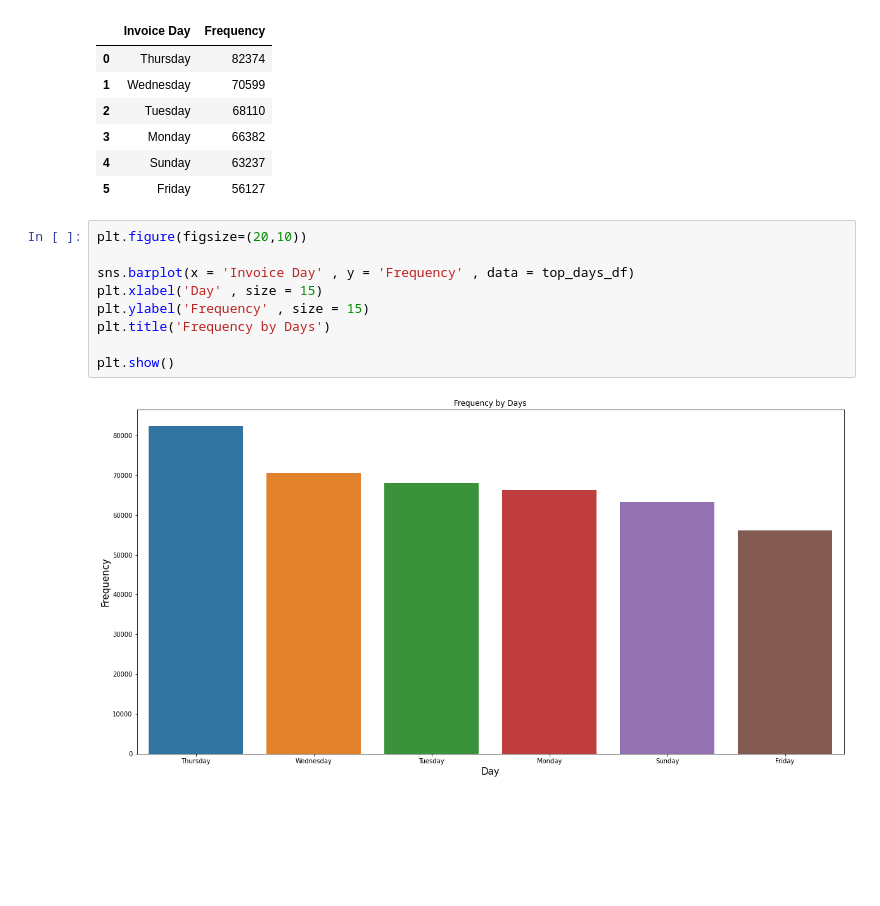
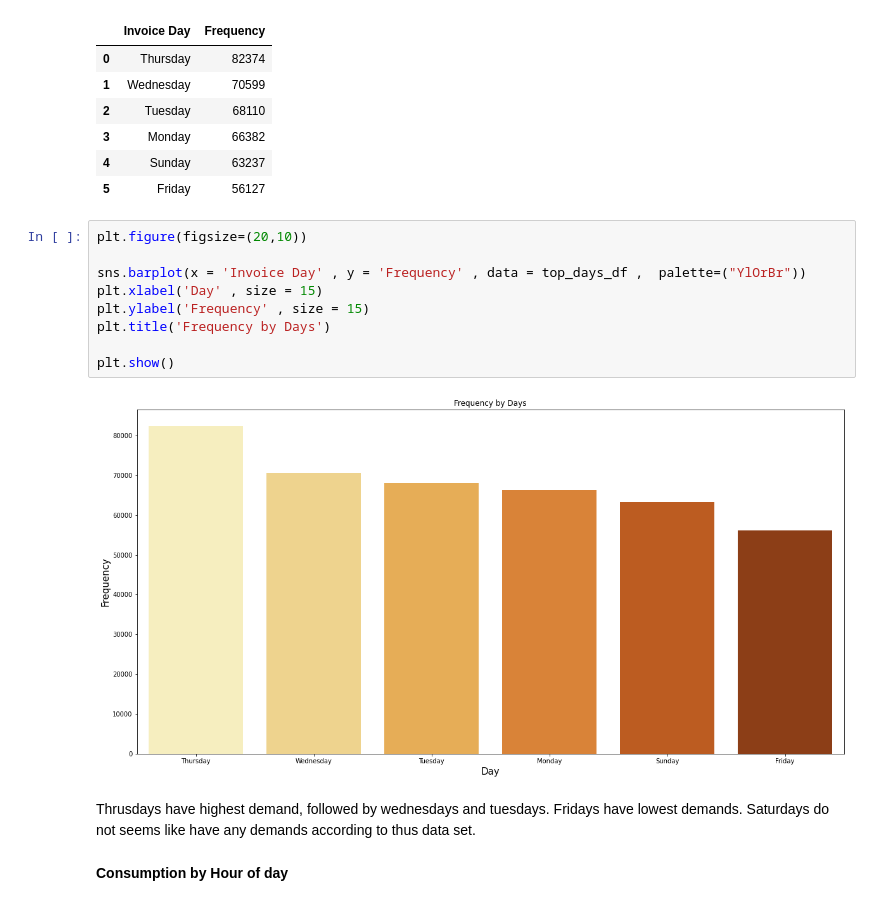
Before and after one commit to akashkivani/almabetter-Online-Retail-Customer-Segmentation-Project, a Jupyter notebook: Online_Retail_Customer_Segmentation_Capstone_Project_4.ipynb, the cells around one changed output. Saved outputs shown, nothing was run; the diff lists cells and outputs as text; blank space fills up the shorter version.

```diff
--- a/Online_Retail_Customer_Segmentation_Capstone_Project_4.ipynb
+++ b/Online_Retail_Customer_Segmentation_Capstone_Project_4.ipynb
@@ -339,11 +339,15 @@ top_days_df
 # %%
 plt.figure(figsize=(20,10))
 
-sns.barplot(x = 'Invoice Day' , y = 'Frequency' , data = top_days_df)
+sns.barplot(x = 'Invoice Day' , y = 'Frequency' , data = top_days_df ,  palette=("YlOrBr"))
 plt.xlabel('Day' , size = 15)
 plt.ylabel('Frequency' , size = 15)
 plt.title('Frequency by Days')
 
 plt.show()
 # %% [output]
-[figure, old version]
+[figure, new version]
+# %% [markdown]
+Thrusdays have highest demand, followed by wednesdays and tuesdays. Fridays have lowest demands. Saturdays do not seems like have any demands according to thus data set.
+# %% [markdown]
+**Consumption by Hour of day**
```
Also changed, not shown: parts of 24 cells of this notebook.
